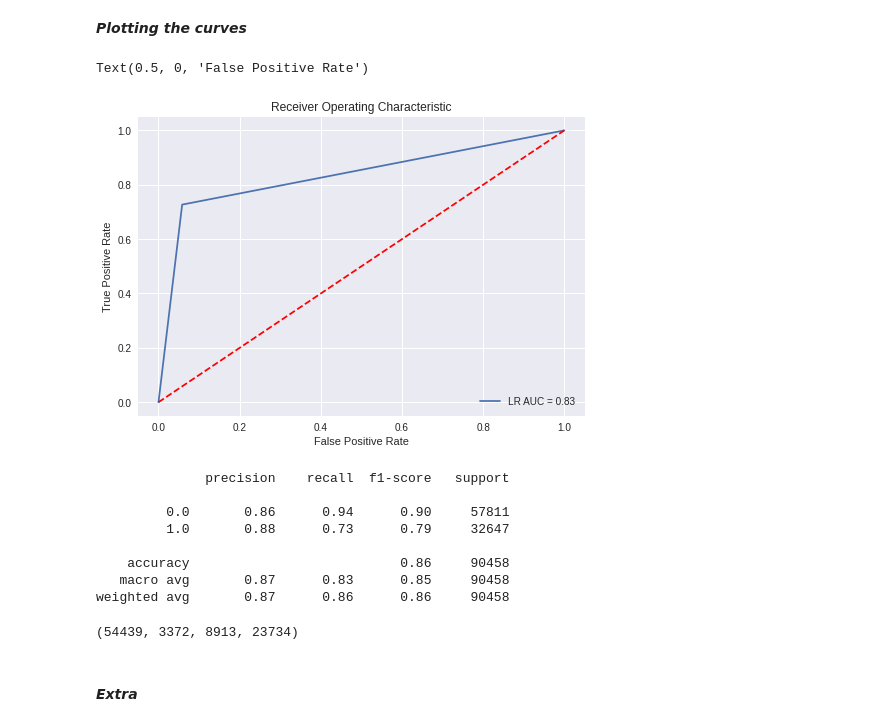
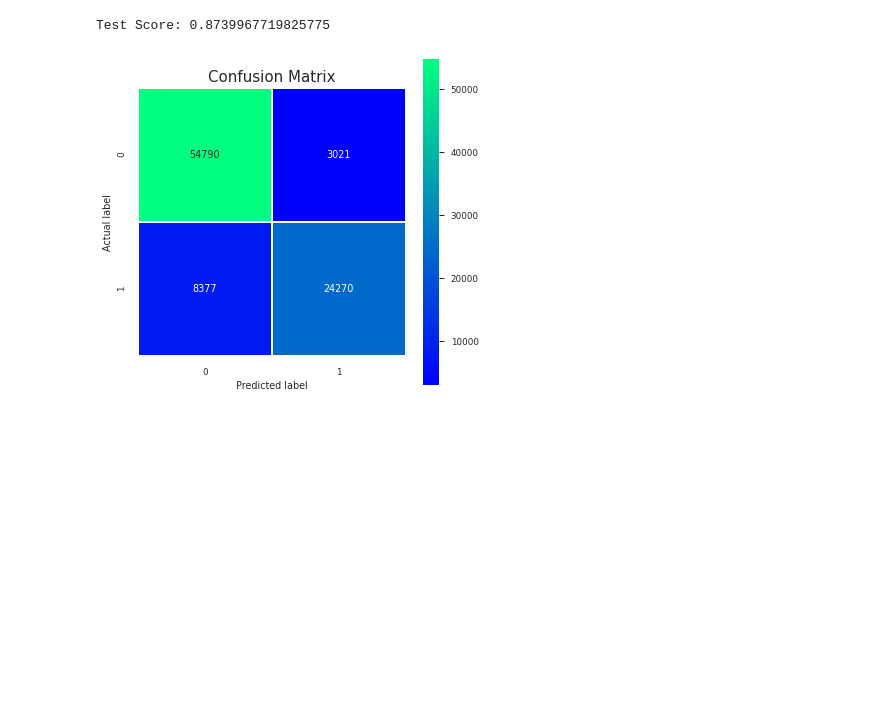
Before and after one commit to rhythm-patel/Predicting-Flight-Delays, a Jupyter notebook: Code.ipynb, the cells around one changed output. Cells and saved outputs as stored; diff of their text form; code cells hidden in the pictures; blank space fills up the shorter version.

```diff
--- a/Code.ipynb
+++ b/Code.ipynb
@@ -810,35 +805,0 @@ roc_auc = metrics.auc(fprLog, tprLog)
-# %% [markdown]
-***Plotting the curves***
-# %%
-plt.title("Receiver Operating Characteristic")
-# plt.plot(fprXGB, tprXGB, label = "XGB AUC = %0.2f"%roc_aucXGB)
-# plt.plot(fprRf, tprRf, label = "RF AUC = %0.2f"%roc_aucRf)
-plt.plot(fprLog, tprLog, label = "LR AUC = %0.2f"%roc_auc)
-plt.legend(loc = "lower right")
-plt.plot([0,1],[0,1],"r--")
-# plt.xlim([0,1.1])
-# plt.ylim([0,1.1])
-plt.ylabel("True Positive Rate")
-plt.xlabel("False Positive Rate")
-# %% [output]
-Text(0.5, 0, 'False Positive Rate')
-[figure, removed]
-# %%
-logistic = LogisticRegression()
-logistic.fit(X_train,y_train)
-y_pred = logistic.predict(X_test)
-print(metrics.classification_report(y_test, y_pred))
-tn, fp, fn, tp = metrics.confusion_matrix(y_test, y_pred).ravel()
-tn, fp, fn, tp
-# %% [output]
-              precision    recall  f1-score   support
-
-         0.0       0.86      0.94      0.90     57811
-         1.0       0.88      0.73      0.79     32647
-
-    accuracy                           0.86     90458
-   macro avg       0.87      0.83      0.85     90458
-weighted avg       0.87      0.86      0.86     90458
-(54439, 3372, 8913, 23734)
-# %% [markdown]
-#### *Extra*
@@ -897,0 +806,5 @@ multiplePlots(classWeightBalanced_LearningRate0_1, "Class weight: Balanced, Lear
+# %%
+runner(model = "rf", analysis = False, optimal = False)
+# %% [output]
+Test Score: 0.8739967719825775
+[figure, added]
```
Also changed, not shown: parts of 89 cells of this notebook.
